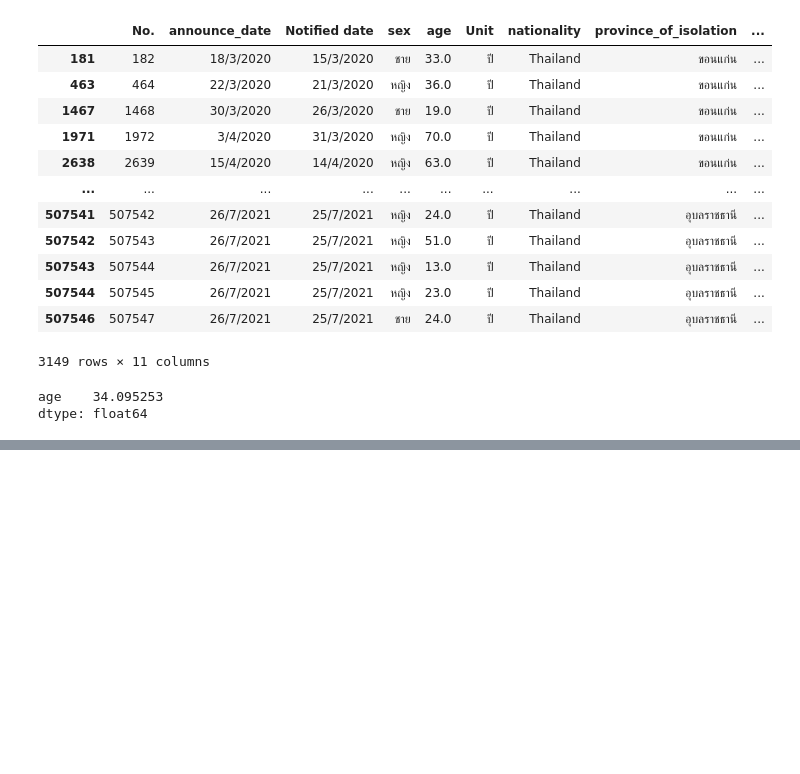
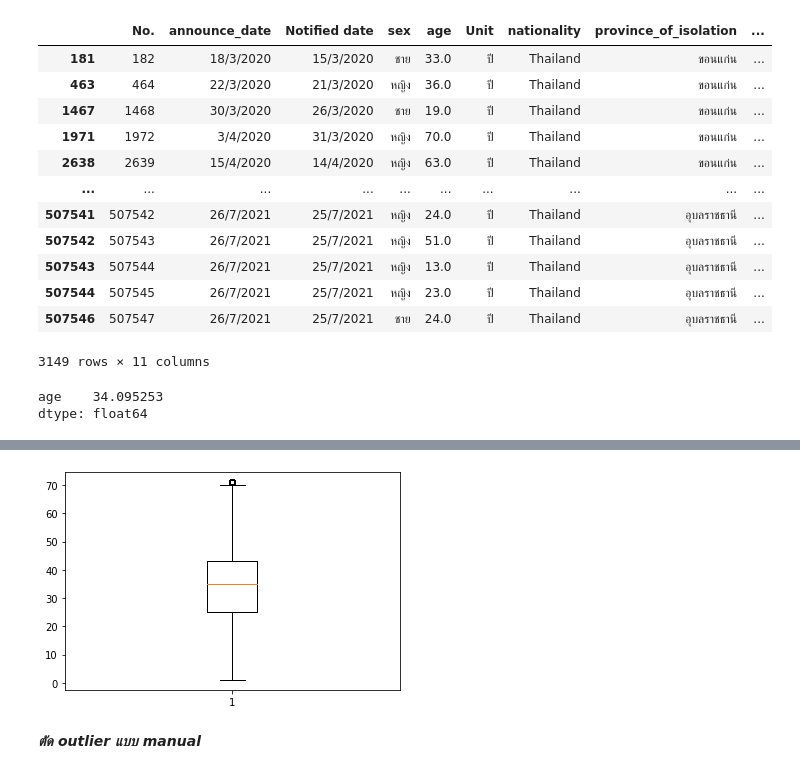
Before and after one commit to kittimaxz/DWDM21, a Jupyter notebook: Data_Preprocessing(Chapter_3).ipynb, the cells around one changed output, grey strips where cells are left out. Saved outputs shown, nothing was run; the diff lists cells and outputs as text; code cells hidden in the pictures; blank space fills up the shorter version.

```diff
--- a/Data_Preprocessing(Chapter_3).ipynb
+++ b/Data_Preprocessing(Chapter_3).ipynb
@@ -902,0 +1258,6 @@ dtype: float64
+# %%
+cap1 = data_cases2_nomissingage['age'] >= data_dic['caps'][0].get_ydata()[0]
+cap2 = data_cases2_nomissingage['age'] <= data_dic['caps'][1].get_ydata()[0]
+
+data_cases2_nomissingage_nooutlier = data_cases2_nomissingage[cap1&cap2]
+data_cases2_nomissingage_nooutlier
@@ -902,0 +1278,6 @@ dtype: float64
+# %%
+data_dic = plt.boxplot(data_cases2_nomissingage_nooutlier['age'])
+# %% [output]
+[figure, added]
+# %% [markdown]
+***ตัด outlier แบบ manual***
```
Also changed, not shown: parts of 47 cells of this notebook.
